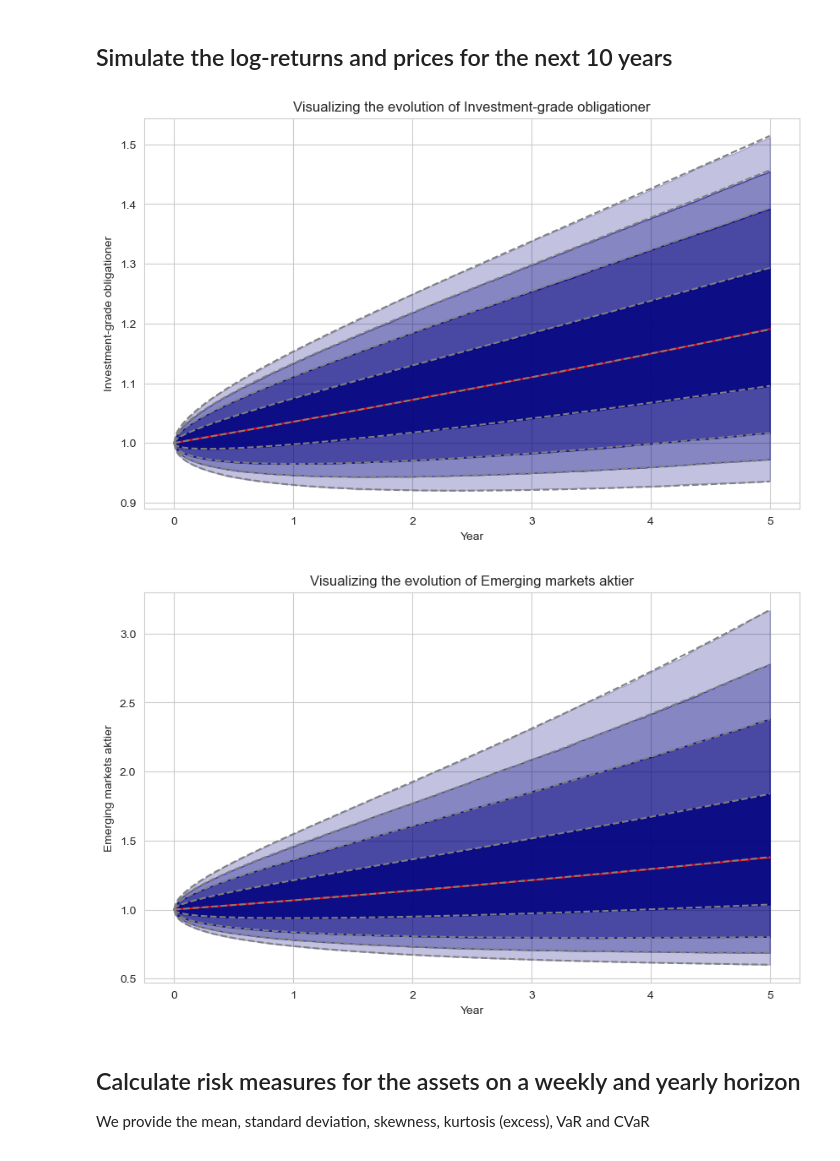
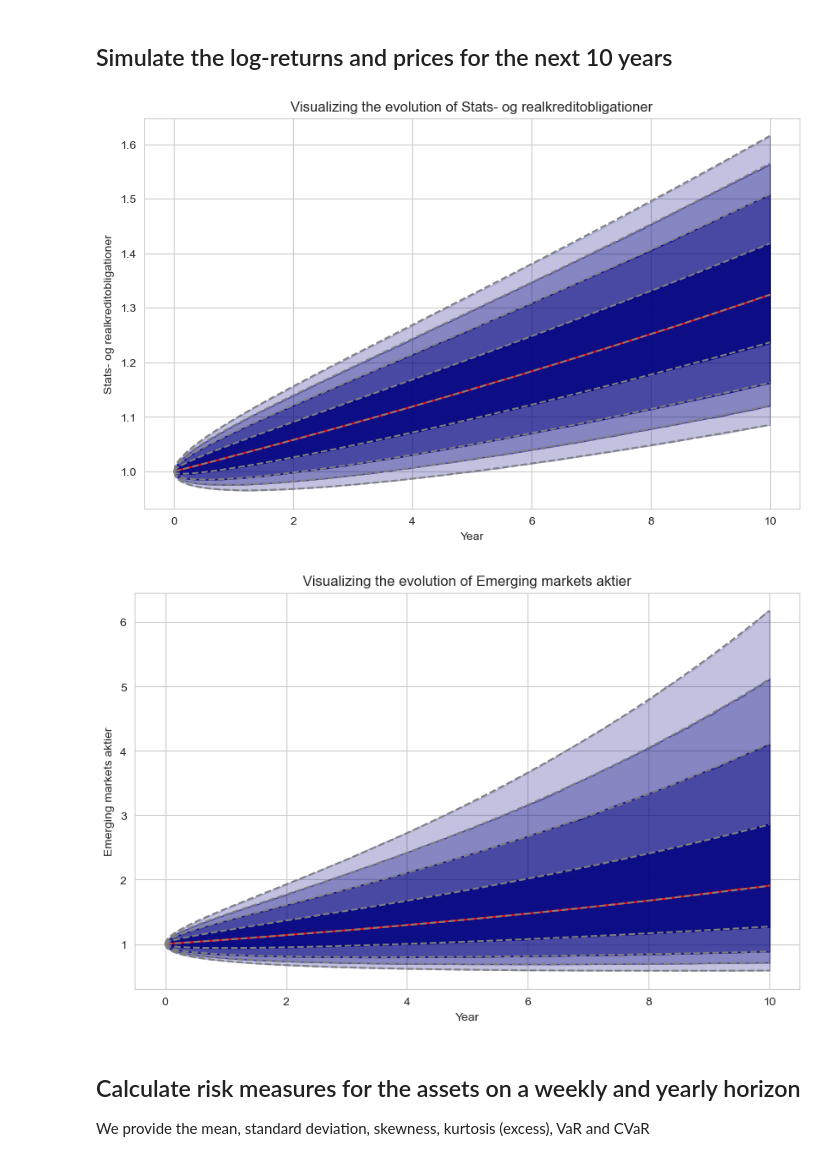
Before and after one commit to tbearlarsen/AEF_thesis_GBI, a Jupyter notebook: Simulation/Johan_simulation.ipynb, the cells around one changed output. Saved outputs shown, nothing was run; the diff lists cells and outputs as text; code cells hidden in the pictures.

```diff
--- a/Simulation/Johan_simulation.ipynb
+++ b/Simulation/Johan_simulation.ipynb
@@ -159,3 +155,6 @@ vols_log_1y = np.sqrt(np.diag(cov_mat_log_1y))
+# %%
+mu_log_1y, cov_mat_log_1y = convert_to_lognormal(mean=1 + mu_linear_1y, cov_mat=cov_mat_linear_1y)
+vols_log_1y = np.sqrt(np.diag(cov_mat_log_1y))
 # %%
 cov_mat_log_1y
 # %% [output]
@@ -287,14 +287,14 @@ def calculate_analytical_percentile(mu: np.ndarray,
 """
 Inputs
 """
-
+years_sim = 10
 num_sim = 100_000
-num_per = 52 * 5
+num_per = 52 * years_sim
 
 """
 Simulate prices
 """
-time_points = np.arange(0, 5 + dt, dt)
+time_points = np.arange(0, years_sim + dt, dt)
 sim_prices = simulate_price_evolution(np.ones_like(asset_names, dtype=float), mu_log_weekly, cov_mat_log_weekly, num_sim, num_per)
 
 """
@@ -305,21 +307,22 @@ sim_data = {asset_names[i] : sim_prices[:, :, i] for i in range(num_assets)}
 # %%
-asset_id = 'Investment-grade obligationer'
+asset_id = 'Stats- og realkreditobligationer'
 asset_idx = asset_indices[asset_id]
 
 # calculate simulated percentiles for log-fx
 percentiles = np.percentile(sim_data[asset_id], [2.5, 5, 10, 25, 50, 75, 90, 95, 97.5], axis=0)
+
 # calculating analytical percentiles
 true_percentiles = np.array([calculate_analytical_percentile(mu_log_weekly[asset_idx], vols_log_weekly[asset_idx], t,
                              q=[0.025, 0.05 , 0.1  , 0.25 , 0.5  , 0.75 , 0.9  , 0.95 , 0.975]) for t in time_points / dt])
 
 fig, ax = plt.subplots(figsize=(10, 6))
 
 fan_chart(time_points, percentiles, ax=ax, color="navy")
 ax.plot(time_points, true_percentiles, color="gray", linestyle="--");
 
 ax.set(ylabel=asset_id, xlabel="Year", title="Visualizing the evolution of " + asset_id);
 # %% [output]
-[figure, old version]
+[figure, new version]
 # %%
 asset_id = 'Emerging markets aktier'
 asset_idx = asset_indices[asset_id]
@@ -337,7 +340,7 @@ ax.plot(time_points, true_percentiles, color="gray", linestyle="--");
 
 ax.set(ylabel=asset_id, xlabel="Year", title="Visualizing the evolution of " + asset_id);
 # %% [output]
-[figure, old version]
+[figure, new version]
 # %% [markdown]
 ## Calculate risk measures for the assets on a weekly and yearly horizon
 
```
Also changed, not shown: parts of 15 cells of this notebook, 15 other files.
